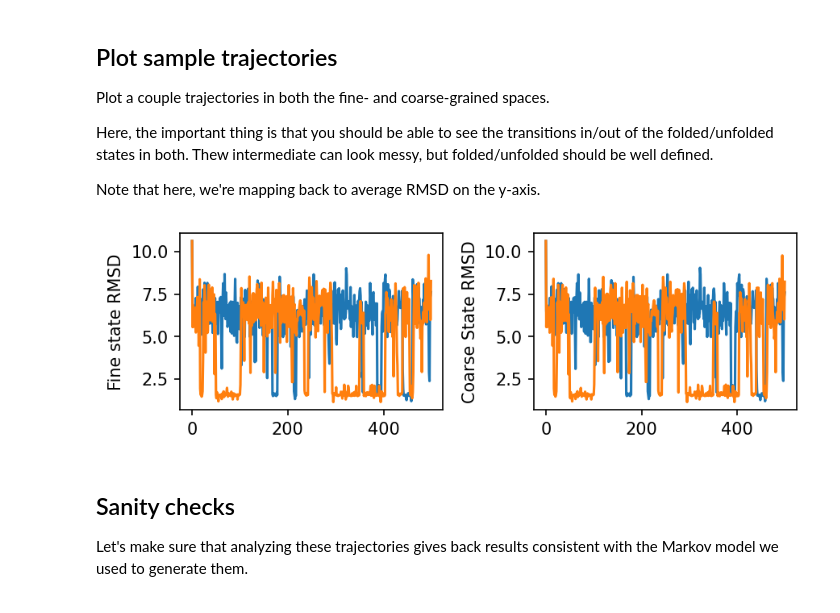
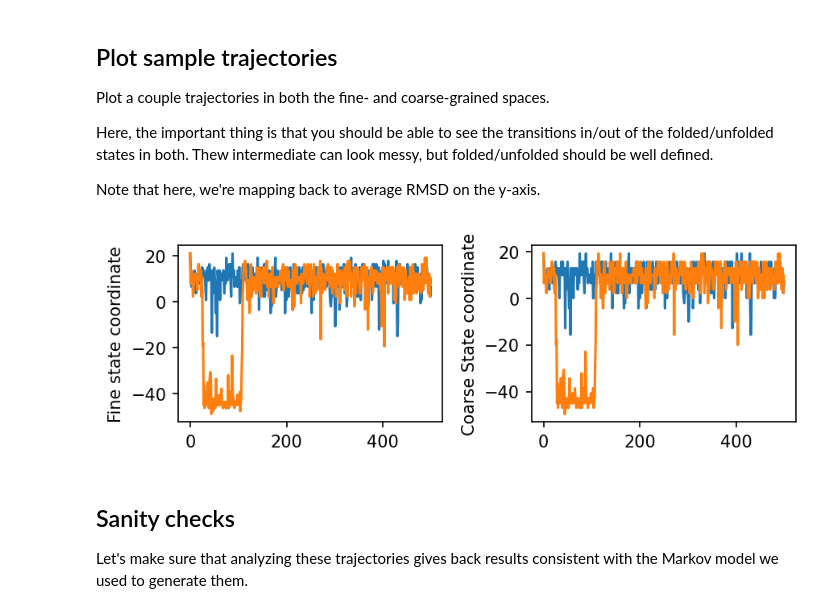
Before and after one commit to jdrusso/simple-proteinlike-msm, a Jupyter notebook: msm_building.ipynb, the cells around one changed output. Saved outputs shown, nothing was run; the diff lists cells and outputs as text; code cells hidden in the pictures.

```diff
--- a/msm_building.ipynb
+++ b/msm_building.ipynb
@@ -591,11 +642,11 @@ msm.update_transition_matrix(S)
 
 These are manually defined in the space of the tIC that maps to RMSD, mostly because it's fairly easy to pick out reasonable thresholds by eye.
 # %%
-unfolded_thresh = 10 #0.9
-folded_thresh = -35 #-1.89
+unfolded_thresh = 5 #0.9
+folded_thresh = -40 #-1.89
 
-unfolded = np.argwhere(clustering.cluster_centers[:, tic_rmsd].flatten() > unfolded_thresh).flatten()
-folded = np.argwhere(clustering.cluster_centers[:, tic_rmsd].flatten() < folded_thresh).flatten()
+unfolded = np.argwhere(combined_kmeans_centers[:, tic_rmsd].flatten() > unfolded_thresh).flatten()
+folded = np.argwhere(combined_kmeans_centers[:, tic_rmsd].flatten() < folded_thresh).flatten()
 
 # unfolded_thresh = 1.6
 # folded_thresh = -1.89
@@ -814,2 +902,6 @@ rmsd_sort_order = np.argsort(avg_state_rmsds).flatten()
+# %%
+n_states = msm.transition_matrix.shape[0]
+avg_state_rmsds = combined_kmeans_centers[:,tic_rmsd]
+rmsd_sort_order = np.argsort(avg_state_rmsds).flatten()
 # %%
 plt.hist(avg_state_rmsds, bins=20)
@@ -868,7 +960,7 @@ For the intermediates, cluster into coarse-clusters on their average RMSDs.
 
 We will manually assign the folded/unfolded states into their own coarse states.
 # %%
-n_coarse_clusters = 100
+n_coarse_clusters = 20
 
 coarse_kmeans_estimator = KMeans(
     n_clusters=n_coarse_clusters,
@@ -909,7 +1001,7 @@ array([76, 20, 20, 20, 20,  7,  7, 20, 17, 66,  7, 81, 66, 37, 29, 74, 57,
 #### Folded, unfolded
 # %%
 # Number of clusters in the folded/unfolded states (each)
-n_coarse_target_clusters = 50
+n_coarse_target_clusters = 5
 
 coarse_macrostate_assignments = {}
 coarse_macrostate_clusters = {}
@@ -1233,31 +1307,31 @@ Note that here, we're mapping back to average RMSD on the y-axis.
 # %%
 fig, ax  = plt.subplots(1, 2, figsize=(6,2))
 rmsd_ax = ax[0]
 # fine_ax = ax[1]
 coarse_ax = ax[1]
 _subsample = 10
 latest_point = 5000
 for trajectory in fine_trajectories[:2]:
 
     rmsd_trajectory = [avg_state_rmsds[x] for x in trajectory]
     rmsd_ax.plot(rmsd_trajectory[:latest_point:_subsample])
 
     # fine_ax.plot(trajectory[::_subsample])
 
     coarse_traj = fine_to_coarse(trajectory)
     coarse_rmsd_traj = [avg_coarse_rmsd[x] for x in coarse_traj]
     coarse_ax.plot(coarse_rmsd_traj[:latest_point:_subsample])
 
-rmsd_ax.set_ylabel('Fine state RMSD')
+rmsd_ax.set_ylabel('Fine state coordinate')
 # fine_ax.set_ylabel('Fine state index')
-coarse_ax.set_ylabel('Coarse State RMSD')
+coarse_ax.set_ylabel('Coarse State coordinate')
 
 # plt.ylim([0, 15])
 
 fig.tight_layout()
 fig.set_dpi(150)
 # %% [output]
-[figure, old version]
+[figure, new version]
 # %% [markdown]
 ## Sanity checks
 
```
Also changed, not shown: parts of 64 cells of this notebook, 1 other file.
